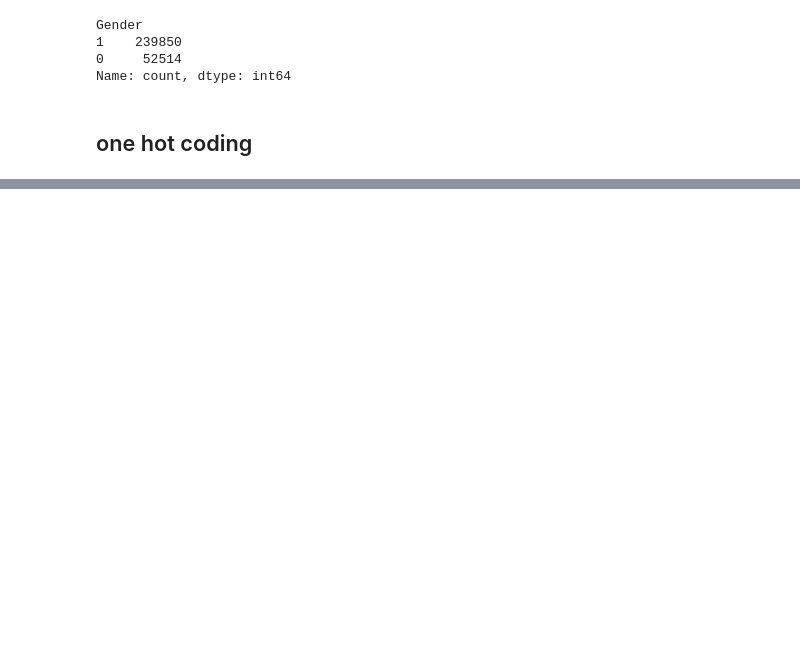
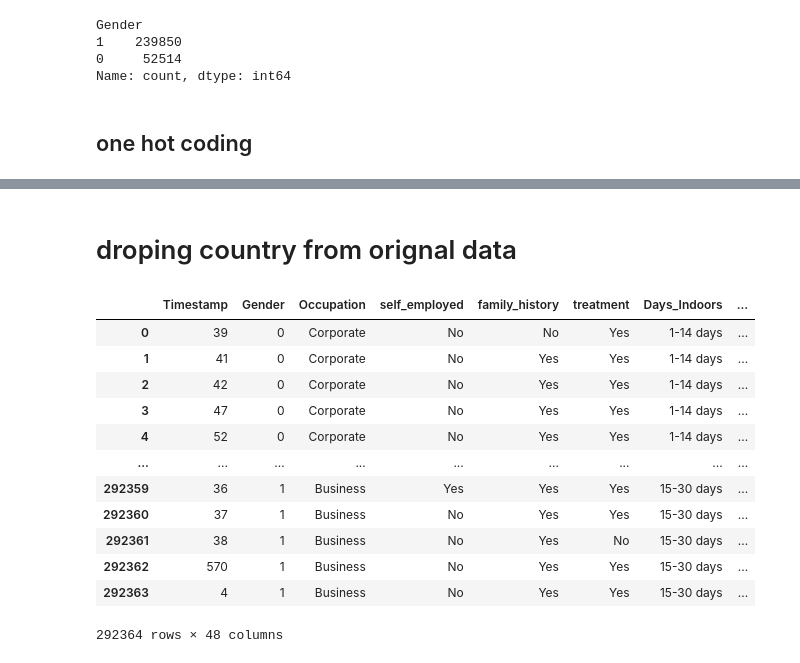
Before and after one commit to Haakam/python, a Jupyter notebook: EDA on m_H_D.ipynb, the cells around one changed output, grey strips where cells are left out. Saved outputs shown, nothing was run; the diff lists cells and outputs as text; code cells hidden in the pictures; blank space fills up the shorter version.

```diff
--- a/EDA on m_H_D.ipynb
+++ b/EDA on m_H_D.ipynb
@@ -177,0 +246,2 @@ one_hot
+# %%
+df1=pd.concat([df,dumies],axis='columns')
@@ -177,0 +259,19 @@ one_hot
+# %% [markdown]
+# droping country from orignal data
+# %%
+df2=df1.drop('Country',axis='columns')
+df2
+# %% [output]
+|  | Timestamp | Gender | Occupation | self_employed | family_history | treatment | Days_Indoors | ... |
+| 0 | 39 | 0 | Corporate | No | No | Yes | 1-14 days | ... |
+| 1 | 41 | 0 | Corporate | No | Yes | Yes | 1-14 days | ... |
+| 2 | 42 | 0 | Corporate | No | Yes | Yes | 1-14 days | ... |
+| 3 | 47 | 0 | Corporate | No | Yes | Yes | 1-14 days | ... |
+| 4 | 52 | 0 | Corporate | No | Yes | Yes | 1-14 days | ... |
+| ... | ... | ... | ... | ... | ... | ... | ... | ... |
+| 292359 | 36 | 1 | Business | Yes | Yes | Yes | 15-30 days | ... |
+| 292360 | 37 | 1 | Business | No | Yes | Yes | 15-30 days | ... |
+| 292361 | 38 | 1 | Business | No | Yes | No | 15-30 days | ... |
+| 292362 | 570 | 1 | Business | No | Yes | Yes | 15-30 days | ... |
+| 292363 | 4 | 1 | Business | No | Yes | Yes | 15-30 days | ... |
+292364 rows × 48 columns
```
Also changed, not shown: parts of 20 cells of this notebook.
